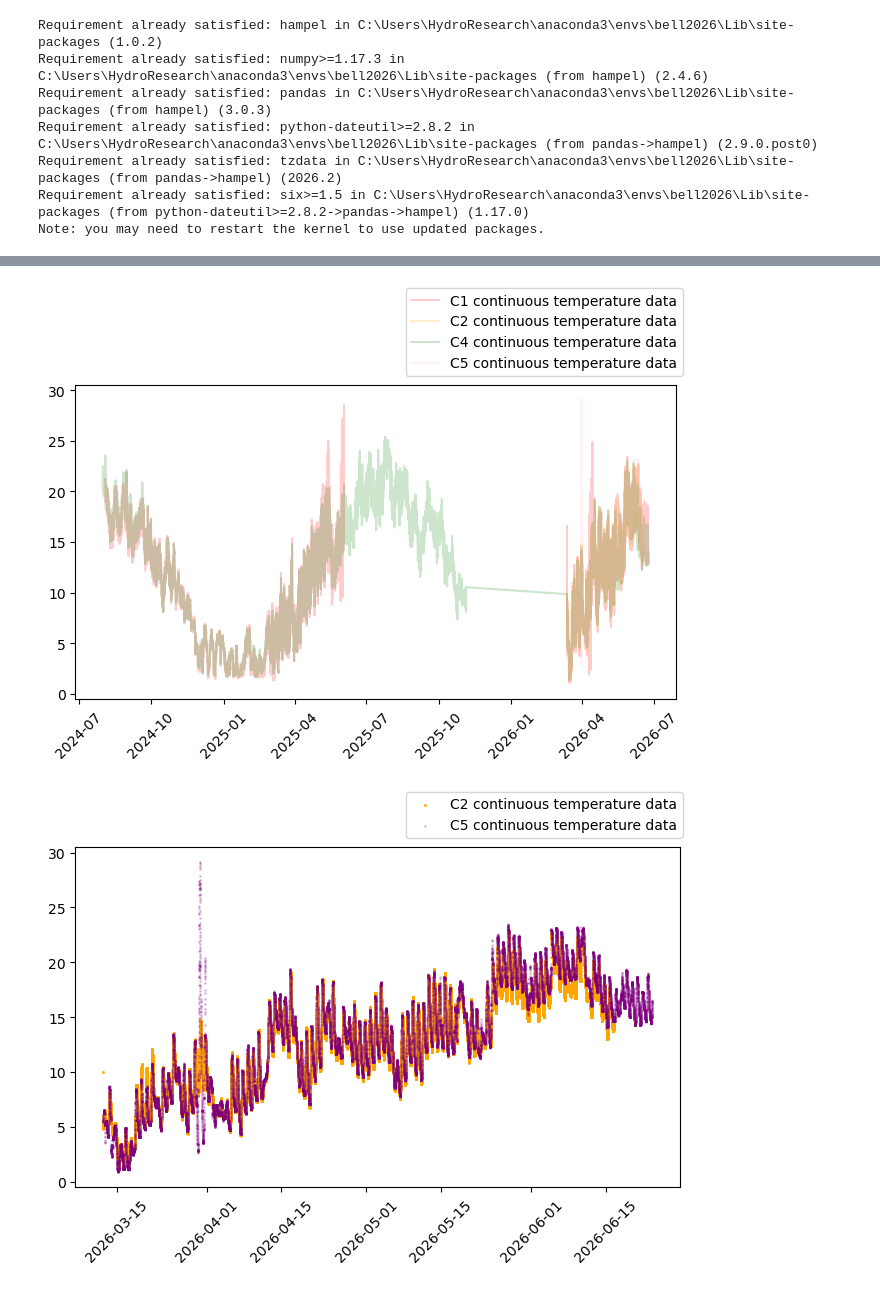
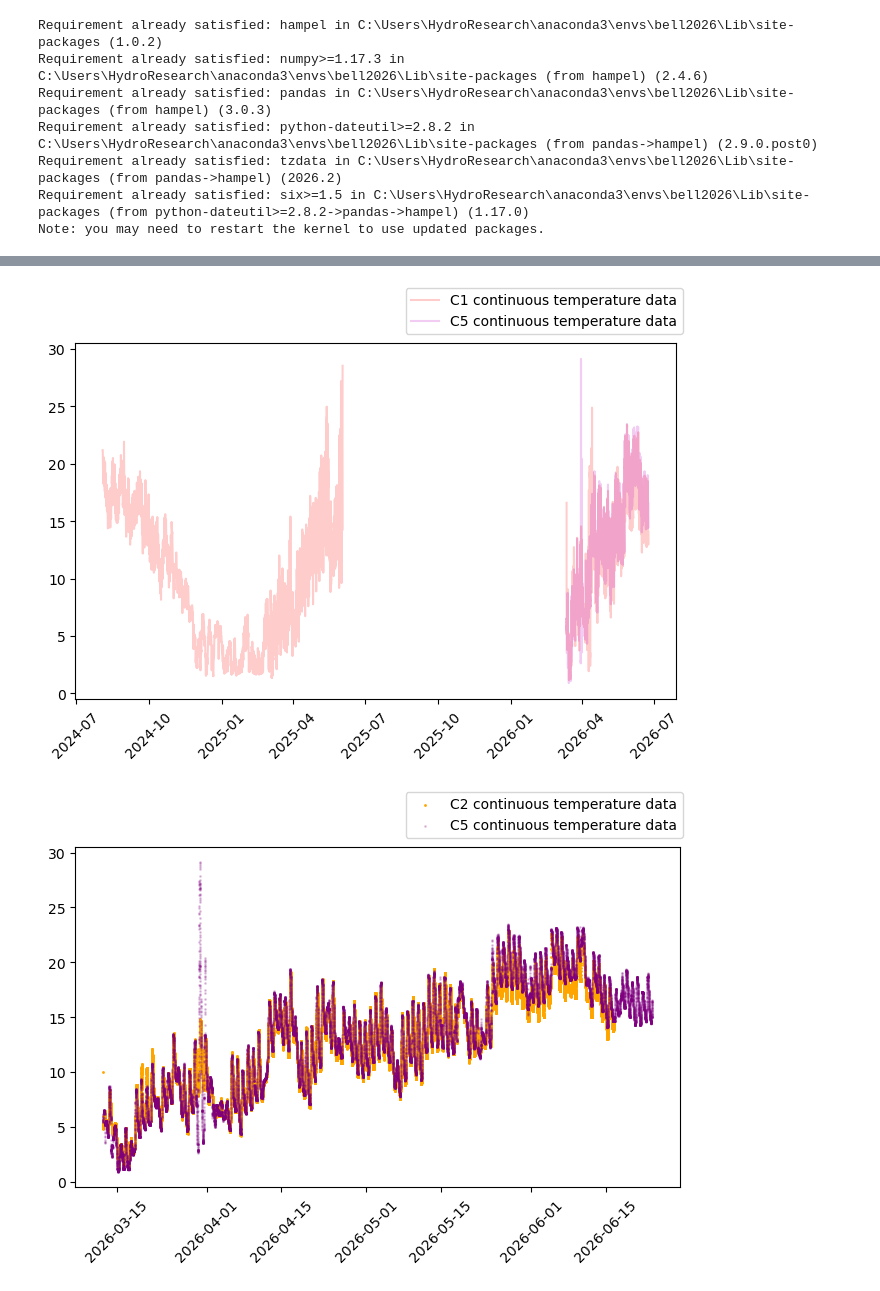
Before and after one commit to sauron-245/summer_26, a Jupyter notebook: summer 2026/CreeksBell2026.ipynb, the cells around one changed output, grey strips where cells are left out. Saved outputs shown, nothing was run; the diff lists cells and outputs as text; code cells hidden in the pictures.

```diff
--- a/summer 2026/CreeksBell2026.ipynb
+++ b/summer 2026/CreeksBell2026.ipynb
@@ -83,18 +97,18 @@ weather = weatherdf.drop(np.arange(0, 366))
 # %%
 fig, ax = plt.subplots(layout='constrained')
 plt.plot(C1hobodfdate, C1filteredhobo, color = "red", alpha = 0.2, label = "C1 continuous temperature data")
-plt.plot(C2hobodfdate, C2filteredhobo, color = "orange", alpha = 0.2, label = "C2 continuous temperature data")
-plt.plot(C4hobodfdate, C4filteredhobo, color = "green", alpha = 0.2, label = "C4 continuous temperature data")
-plt.plot(C5hobodfdate, C5filteredhobo,color = "pink", alpha = 0.2, label = "C5 continuous temperature data")
+# plt.plot(C2hobodfdate, C2filteredhobo, color = "orange", alpha = 0.2, label = "C2 continuous temperature data")
+# plt.plot(C4hobodfdate, C4filteredhobo, color = "green", alpha = 0.2, label = "C4 continuous temperature data")
+plt.plot(C5hobodfdate, C5filteredhobo, color = "m", alpha = 0.2, label = "C5 continuous temperature data")
 #plt.scatter(weather.Date, weather.loc[:,"Mean  Celcius Teperature"], s = 1, color = "green", label = "air temperature")
 plt.xticks(rotation=45)
 # plt.ylim((-5, 20))
 # plt.xlim((pd.to_datetime("2026-02-18"), pd.to_datetime("2026-02-20")))
 
 fig.legend(loc='outside upper right')
 plt.show;
 # %% [output]
-[figure, old version]
+[figure, new version]
 # %%
 fig, ax = plt.subplots(layout='constrained')
 # plt.plot(C1hobodfdate, C1filteredhobo, color = "red", label = "C1 continuous temperature data")
```
Also changed, not shown: parts of 5 cells of this notebook, 10 other files.
